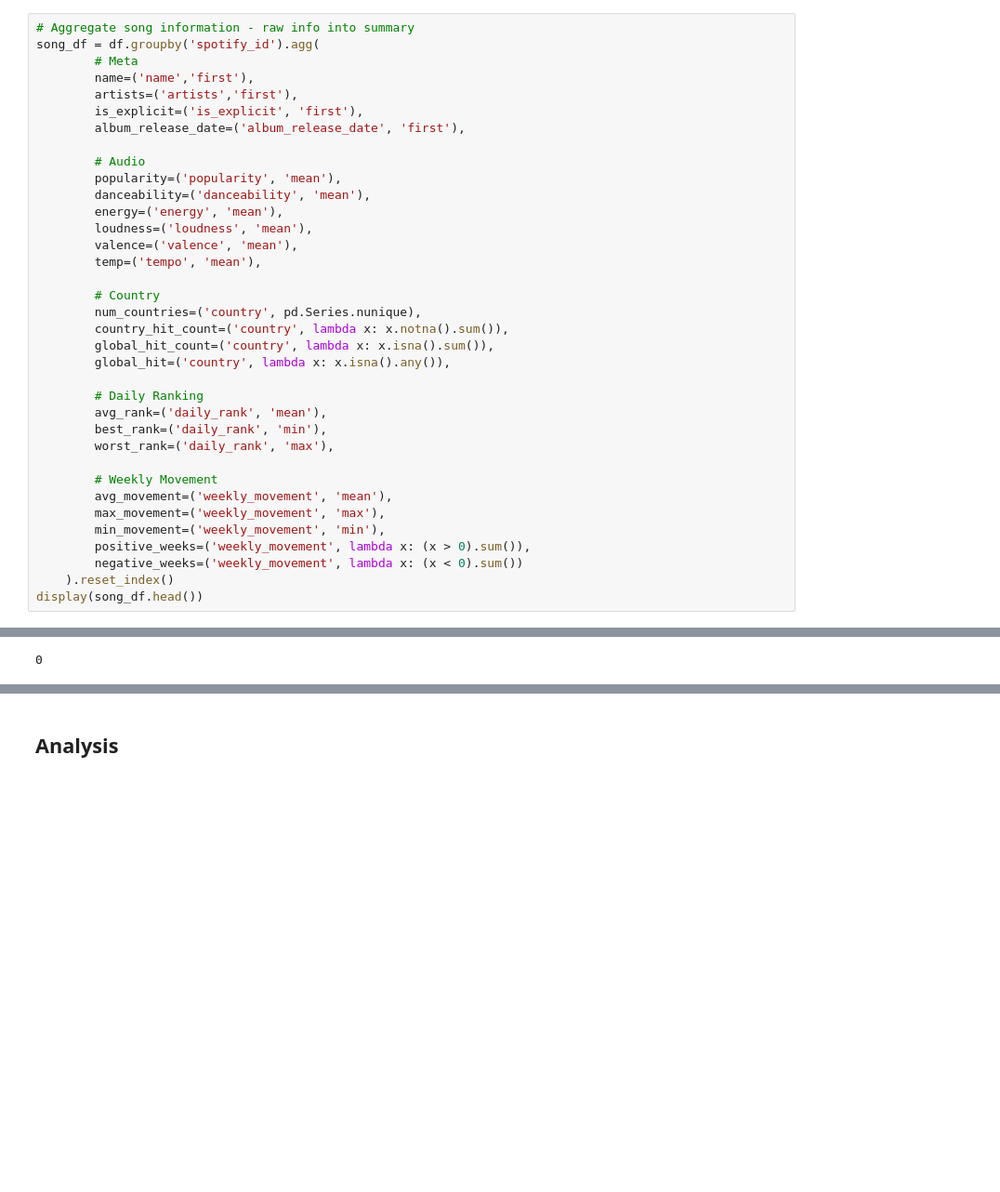
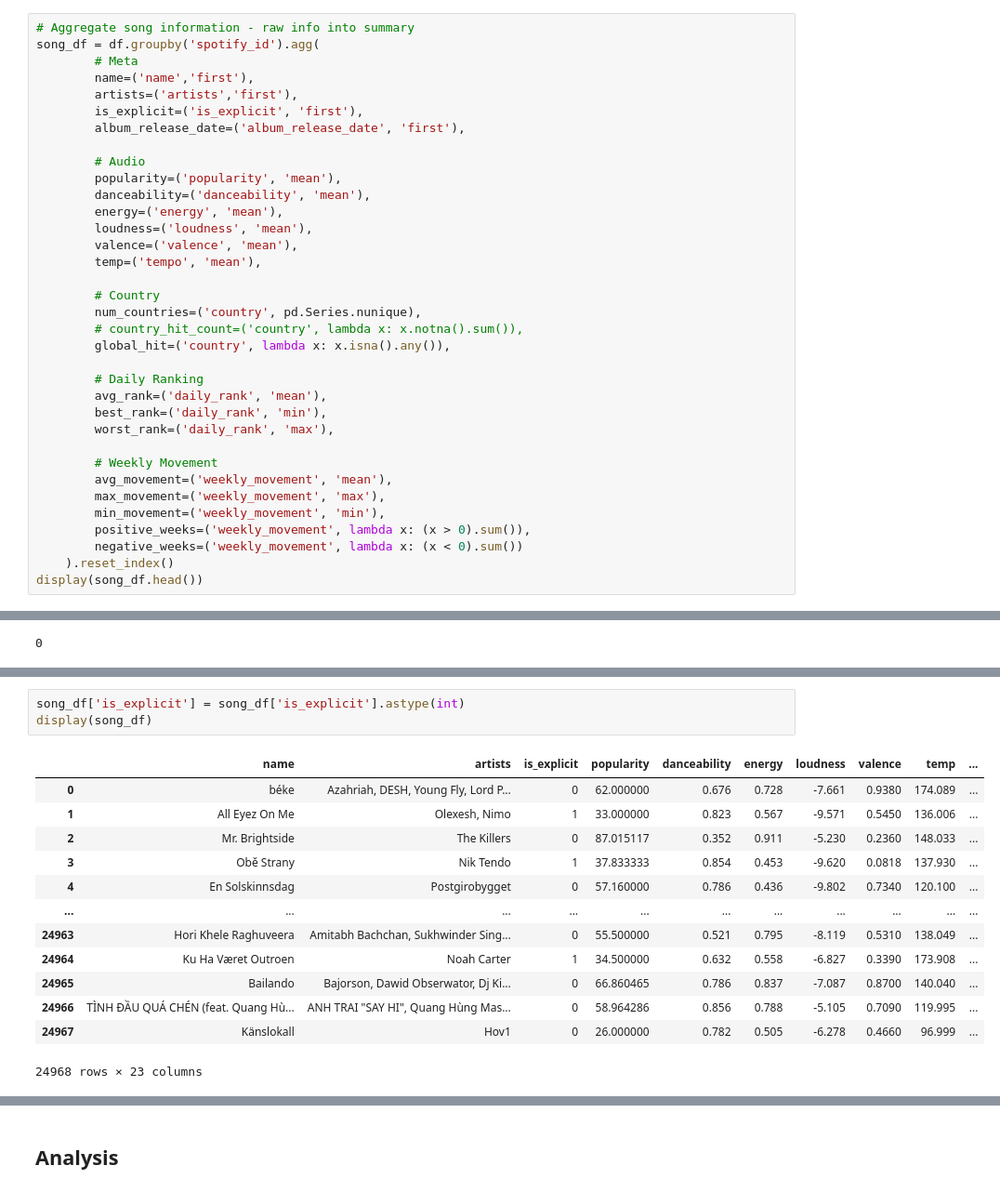
Before and after one commit to fdac25/spTrends, a Jupyter notebook: analytics/spotifyAnalytics.ipynb, the cells around one changed output, grey strips where cells are left out. Shown: that part at 93% size. Saved outputs shown, nothing was run; the diff lists cells and outputs as text; blank space fills up the shorter version.

```diff
--- a/analytics/spotifyAnalytics.ipynb
+++ b/analytics/spotifyAnalytics.ipynb
@@ -116,8 +123,7 @@ song_df = df.groupby('spotify_id').agg(
 
         # Country
         num_countries=('country', pd.Series.nunique),
-        country_hit_count=('country', lambda x: x.notna().sum()),
-        global_hit_count=('country', lambda x: x.isna().sum()),
+        # country_hit_count=('country', lambda x: x.notna().sum()),
         global_hit=('country', lambda x: x.isna().any()),
 
         # Daily Ranking
@@ -174,0 +181,17 @@ display(song_df.head())
+# %%
+song_df['is_explicit'] = song_df['is_explicit'].astype(int)
+display(song_df)
+# %% [output]
+|  | name | artists | is_explicit | popularity | danceability | energy | loudness | valence | temp | ... |
+| 0 | béke | Azahriah, DESH, Young Fly, Lord P... | 0 | 62.000000 | 0.676 | 0.728 | -7.661 | 0.9380 | 174.089 | ... |
+| 1 | All Eyez On Me | Olexesh, Nimo | 1 | 33.000000 | 0.823 | 0.567 | -9.571 | 0.5450 | 136.006 | ... |
+| 2 | Mr. Brightside | The Killers | 0 | 87.015117 | 0.352 | 0.911 | -5.230 | 0.2360 | 148.033 | ... |
+| 3 | Obě Strany | Nik Tendo | 1 | 37.833333 | 0.854 | 0.453 | -9.620 | 0.0818 | 137.930 | ... |
+| 4 | En Solskinnsdag | Postgirobygget | 0 | 57.160000 | 0.786 | 0.436 | -9.802 | 0.7340 | 120.100 | ... |
+| ... | ... | ... | ... | ... | ... | ... | ... | ... | ... | ... |
+| 24963 | Hori Khele Raghuveera | Amitabh Bachchan, Sukhwinder Sing... | 0 | 55.500000 | 0.521 | 0.795 | -8.119 | 0.5310 | 138.049 | ... |
+| 24964 | Ku Ha Været Outroen | Noah Carter | 1 | 34.500000 | 0.632 | 0.558 | -6.827 | 0.3390 | 173.908 | ... |
+| 24965 | Bailando | Bajorson, Dawid Obserwator, Dj Ki... | 0 | 66.860465 | 0.786 | 0.837 | -7.087 | 0.8700 | 140.040 | ... |
+| 24966 | TÌNH ĐẦU QUÁ CHÉN (feat. Quang Hù... | ANH TRAI "SAY HI", Quang Hùng Mas... | 0 | 58.964286 | 0.856 | 0.788 | -5.105 | 0.7090 | 119.995 | ... |
+| 24967 | Känslokall | Hov1 | 0 | 26.000000 | 0.782 | 0.505 | -6.278 | 0.4660 | 96.999 | ... |
+24968 rows × 23 columns
```
Also changed, not shown: parts of 17 cells of this notebook.
